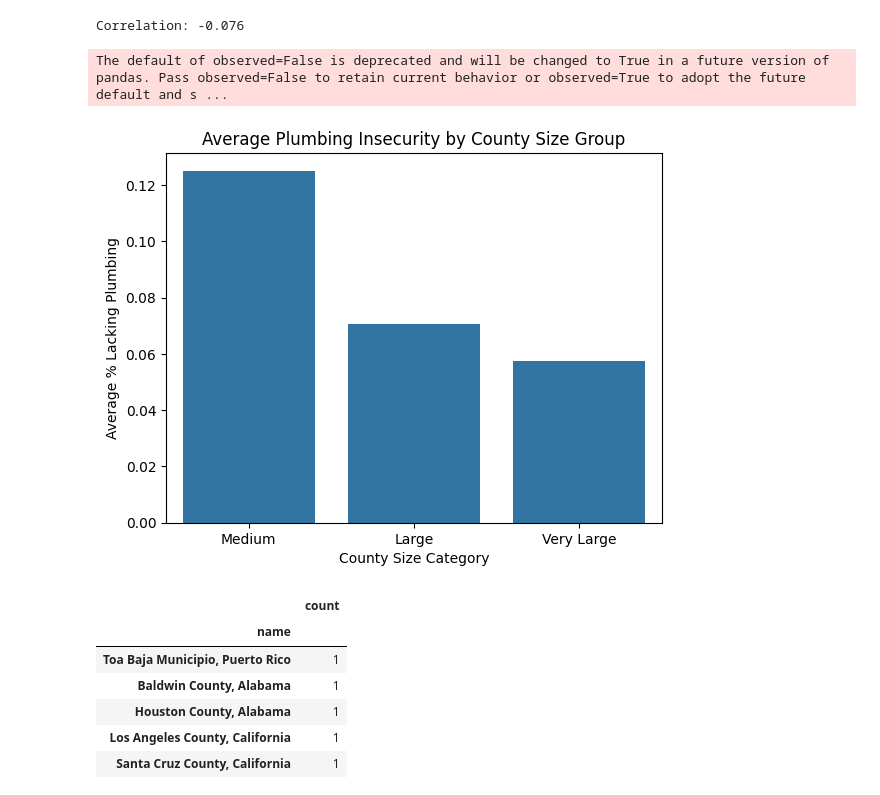
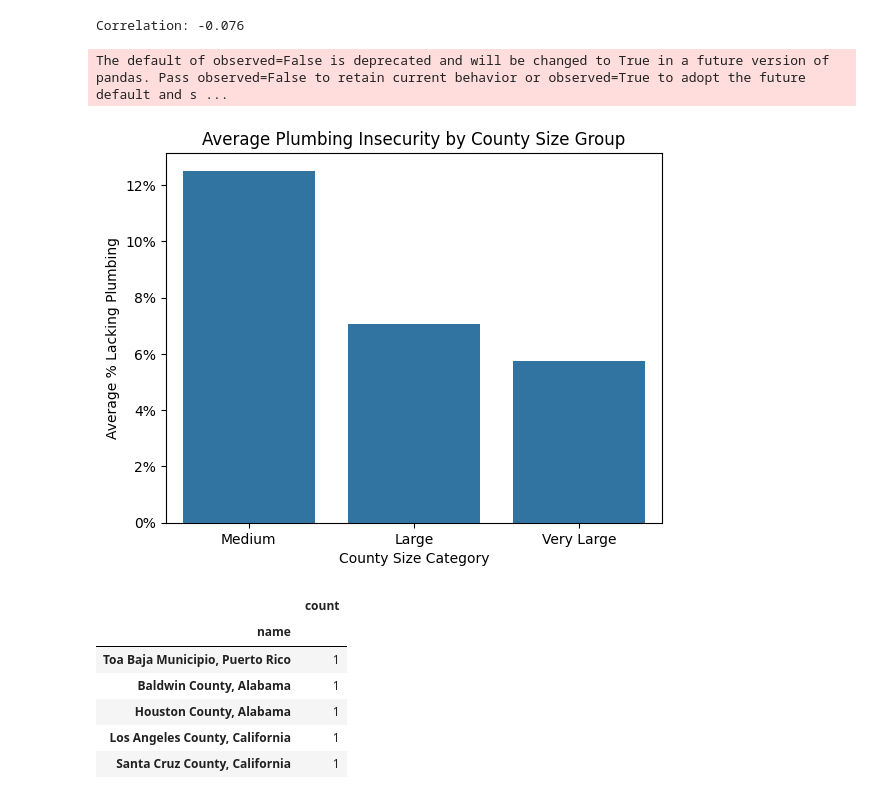
Before and after one commit to MoeinTA/Water-Insecurity, a Jupyter notebook: Water_Insecurity.ipynb, the cells around one changed output. Saved outputs shown, nothing was run; the diff lists cells and outputs as text; code cells hidden in the pictures.

```diff
--- a/Water_Insecurity.ipynb
+++ b/Water_Insecurity.ipynb
@@ -158,21 +158,29 @@ print(f"Correlation: {correlation:.3f}")
 [figure]
 Correlation: -0.076
 # %%
-# Create readable population groups
+import matplotlib.pyplot as plt
+import seaborn as sns
+import pandas as pd
+
 water_insec23['pop_group'] = pd.cut(
     water_insec23['total_pop'],
     bins=[50000, 200000, 1000000, float('inf')],
     labels=['Medium', 'Large', 'Very Large'])
+
 grouped = water_insec23.groupby('pop_group')['percent_lacking_plumbing'].mean().reset_index()
+grouped['percent_lacking_plumbing'] *= 100  # Convert to whole number percentages
 
 sns.barplot(data=grouped, x='pop_group', y='percent_lacking_plumbing')
 plt.xlabel('County Size Category')
 plt.ylabel('Average % Lacking Plumbing')
 plt.title('Average Plumbing Insecurity by County Size Group')
+
+plt.gca().yaxis.set_major_formatter(plt.FuncFormatter(lambda y, _: f'{int(y)}%'))
+
 plt.show()
 # %% [output]
 The default of observed=False is deprecated and will be changed to True in a future version of pandas. Pass observed=False to retain current behavior or observed=True to adopt the future default and s ...
-[figure, old version]
+[figure, new version]
 # %%
 water_insec23['name'].value_counts()
 # %% [output]
```
Also changed, not shown: parts of 6 cells of this notebook.
